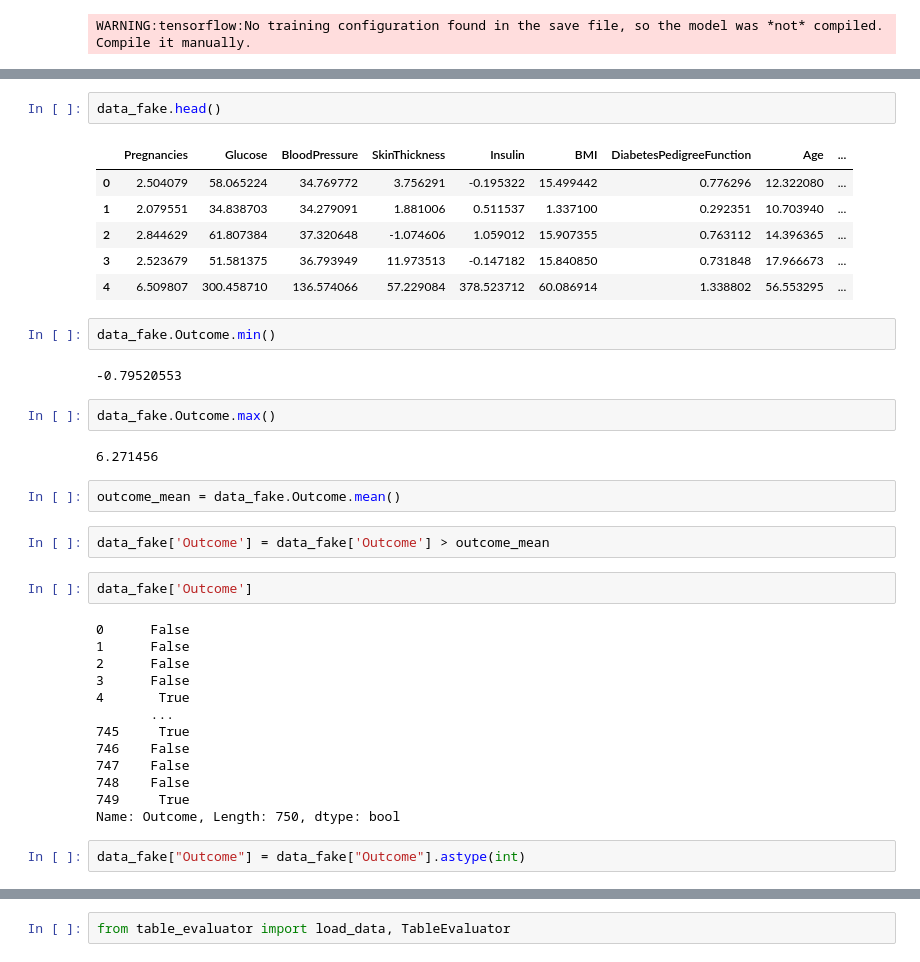
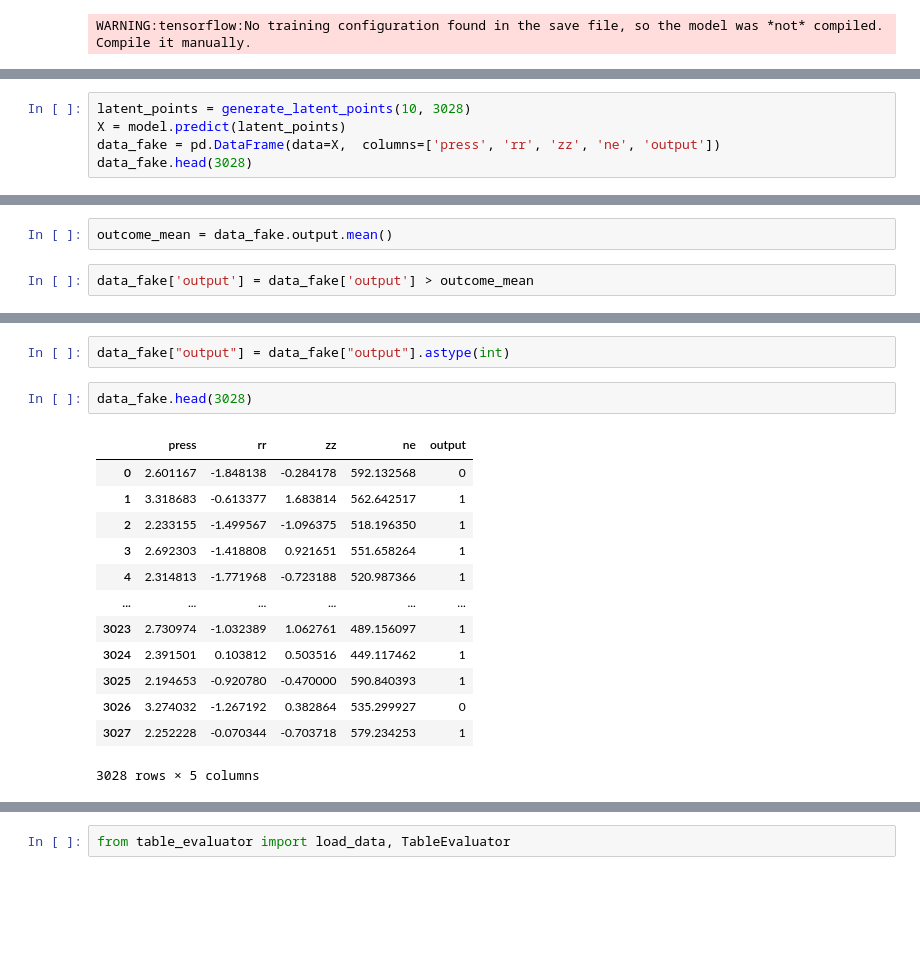
Before and after one commit to jeonggyunH/jeonggyunH, a Jupyter notebook: Colaboratory에_오신_것을_환영합니다.ipynb, the cells around one changed output, grey strips where cells are left out. Drawn from its saved outputs; the diff is of its cells as text; blank space fills up the shorter version.

```diff
--- a/Colaboratory에_오신_것을_환영합니다.ipynb
+++ b/Colaboratory에_오신_것을_환영합니다.ipynb
@@ -623,0 +352,5 @@ data_fake = pd.DataFrame(data=X,  columns=['Pregnancies', 'Glucose', 'BloodPress
+# %%
+latent_points = generate_latent_points(10, 3028)
+X = model.predict(latent_points)
+data_fake = pd.DataFrame(data=X,  columns=['press', 'rr', 'zz', 'ne', 'output'])
+data_fake.head(3028)
@@ -623,0 +380,4 @@ data_fake = pd.DataFrame(data=X,  columns=['Pregnancies', 'Glucose', 'BloodPress
+# %%
+outcome_mean = data_fake.output.mean()
+# %%
+data_fake['output'] = data_fake['output'] > outcome_mean
@@ -624,38 +399,18 @@ data_fake = pd.DataFrame(data=X,  columns=['Pregnancies', 'Glucose', 'BloodPress
+# %%
+data_fake["output"] = data_fake["output"].astype(int)
 # %%
-data_fake.head()
+data_fake.head(3028)
 # %% [output]
-|  | Pregnancies | Glucose | BloodPressure | SkinThickness | Insulin | BMI | DiabetesPedigreeFunction | Age | ... |
-| 0 | 2.504079 | 58.065224 | 34.769772 | 3.756291 | -0.195322 | 15.499442 | 0.776296 | 12.322080 | ... |
-| 1 | 2.079551 | 34.838703 | 34.279091 | 1.881006 | 0.511537 | 1.337100 | 0.292351 | 10.703940 | ... |
-| 2 | 2.844629 | 61.807384 | 37.320648 | -1.074606 | 1.059012 | 15.907355 | 0.763112 | 14.396365 | ... |
-| 3 | 2.523679 | 51.581375 | 36.793949 | 11.973513 | -0.147182 | 15.840850 | 0.731848 | 17.966673 | ... |
-| 4 | 6.509807 | 300.458710 | 136.574066 | 57.229084 | 378.523712 | 60.086914 | 1.338802 | 56.553295 | ... |
+|  | press | rr | zz | ne | output |
+| 0 | 2.601167 | -1.848138 | -0.284178 | 592.132568 | 0 |
+| 1 | 3.318683 | -0.613377 | 1.683814 | 562.642517 | 1 |
+| 2 | 2.233155 | -1.499567 | -1.096375 | 518.196350 | 1 |
+| 3 | 2.692303 | -1.418808 | 0.921651 | 551.658264 | 1 |
+| 4 | 2.314813 | -1.771968 | -0.723188 | 520.987366 | 1 |
+| ... | ... | ... | ... | ... | ... |
+| 3023 | 2.730974 | -1.032389 | 1.062761 | 489.156097 | 1 |
+| 3024 | 2.391501 | 0.103812 | 0.503516 | 449.117462 | 1 |
+| 3025 | 2.194653 | -0.920780 | -0.470000 | 590.840393 | 1 |
+| 3026 | 3.274032 | -1.267192 | 0.382864 | 535.299927 | 0 |
+| 3027 | 2.252228 | -0.070344 | -0.703718 | 579.234253 | 1 |
+3028 rows × 5 columns
-# %%
-data_fake.Outcome.min()
-# %% [output]
--0.79520553
-# %%
-data_fake.Outcome.max()
-# %% [output]
-6.271456
-# %%
-outcome_mean = data_fake.Outcome.mean()
-# %%
-data_fake['Outcome'] = data_fake['Outcome'] > outcome_mean
-# %%
-data_fake['Outcome']
-# %% [output]
-0      False
-1      False
-2      False
-3      False
-4       True
-       ...
-745     True
-746    False
-747    False
-748    False
-749     True
-Name: Outcome, Length: 750, dtype: bool
-# %%
-data_fake["Outcome"] = data_fake["Outcome"].astype(int)
```
Also changed, not shown: parts of 38 cells of this notebook.
